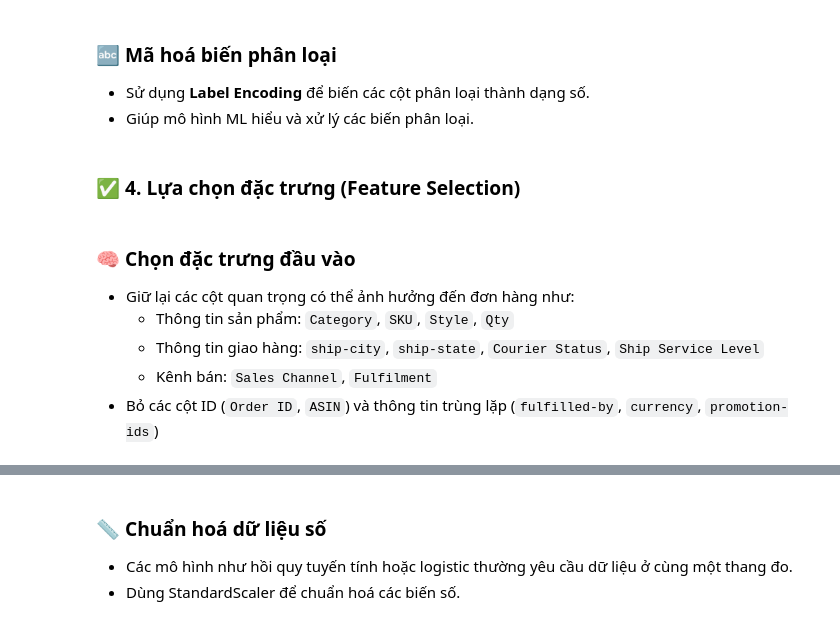
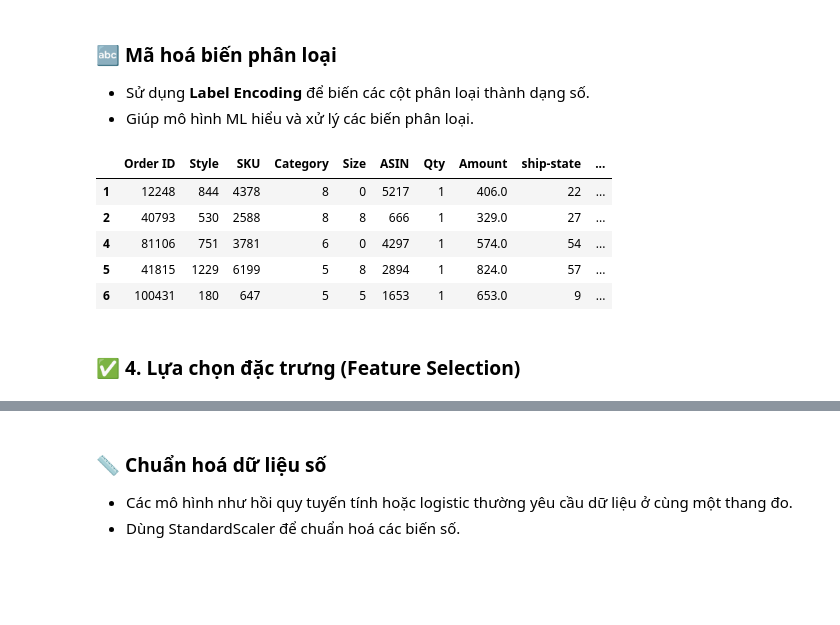
Before and after one commit to bin-bard/data-mining-amazon-sales, a Jupyter notebook: Final.ipynb, the cells around one changed output, grey strips where cells are left out. Drawn from its saved outputs; the diff is of its cells as text; code cells hidden in the pictures; blank space fills up the shorter version.

```diff
--- a/Final.ipynb
+++ b/Final.ipynb
@@ -327,41 +445,40 @@ df_model = df[(df['Amount'] > 0) & (df['Qty'] > 0)].copy()
 # %%
 from sklearn.preprocessing import LabelEncoder
 import pandas as pd
 
 # Tách các cột dạng chuỗi
 cat_cols = df_model.select_dtypes(include='object').columns.tolist()
 
 # Khởi tạo bộ lưu encoder
 label_encoders = {}
 df_encoded = df_model.copy()
 
 # Duyệt từng cột phân loại
 for col in cat_cols:
     n_unique = df_model[col].nunique()
 
     if n_unique > 5:
         # Dùng Label Encoding
         le = LabelEncoder()
         df_encoded[col] = le.fit_transform(df_model[col].astype(str))
         label_encoders[col] = le  # Lưu encoder nếu muốn inverse sau
     else:
         # Dùng One-Hot Encoding
         dummies = pd.get_dummies(df_model[col], prefix=col)
         df_encoded = pd.concat([df_encoded.drop(columns=[col]), dummies], axis=1)
 
 # Kết quả
-df_encoded.head()
+display(df_encoded.head())
 df_model = df_encoded.copy()
+# %% [output]
+|  | Order ID | Style | SKU | Category | Size | ASIN | Qty | Amount | ship-state | ... |
+| 1 | 12248 | 844 | 4378 | 8 | 0 | 5217 | 1 | 406.0 | 22 | ... |
+| 2 | 40793 | 530 | 2588 | 8 | 8 | 666 | 1 | 329.0 | 27 | ... |
+| 4 | 81106 | 751 | 3781 | 6 | 0 | 4297 | 1 | 574.0 | 54 | ... |
+| 5 | 41815 | 1229 | 6199 | 5 | 8 | 2894 | 1 | 824.0 | 57 | ... |
+| 6 | 100431 | 180 | 647 | 5 | 5 | 1653 | 1 | 653.0 | 9 | ... |
 # %% [markdown]
 ### ✅ 4. Lựa chọn đặc trưng (Feature Selection)
-# %% [markdown]
-### 🧠 Chọn đặc trưng đầu vào
-
-- Giữ lại các cột quan trọng có thể ảnh hưởng đến đơn hàng như:
-  - Thông tin sản phẩm: `Category`, `SKU`, `Style`, `Qty`
-  - Thông tin giao hàng: `ship-city`, `ship-state`, `Courier Status`, `Ship Service Level`
-  - Kênh bán: `Sales Channel`, `Fulfilment`
-- Bỏ các cột ID (`Order ID`, `ASIN`) và thông tin trùng lặp (`fulfilled-by`, `currency`, `promotion-ids`)
 # %%
 
 #  Loại bỏ các cột không phù hợp
```
Also changed, not shown: parts of 29 cells of this notebook.
